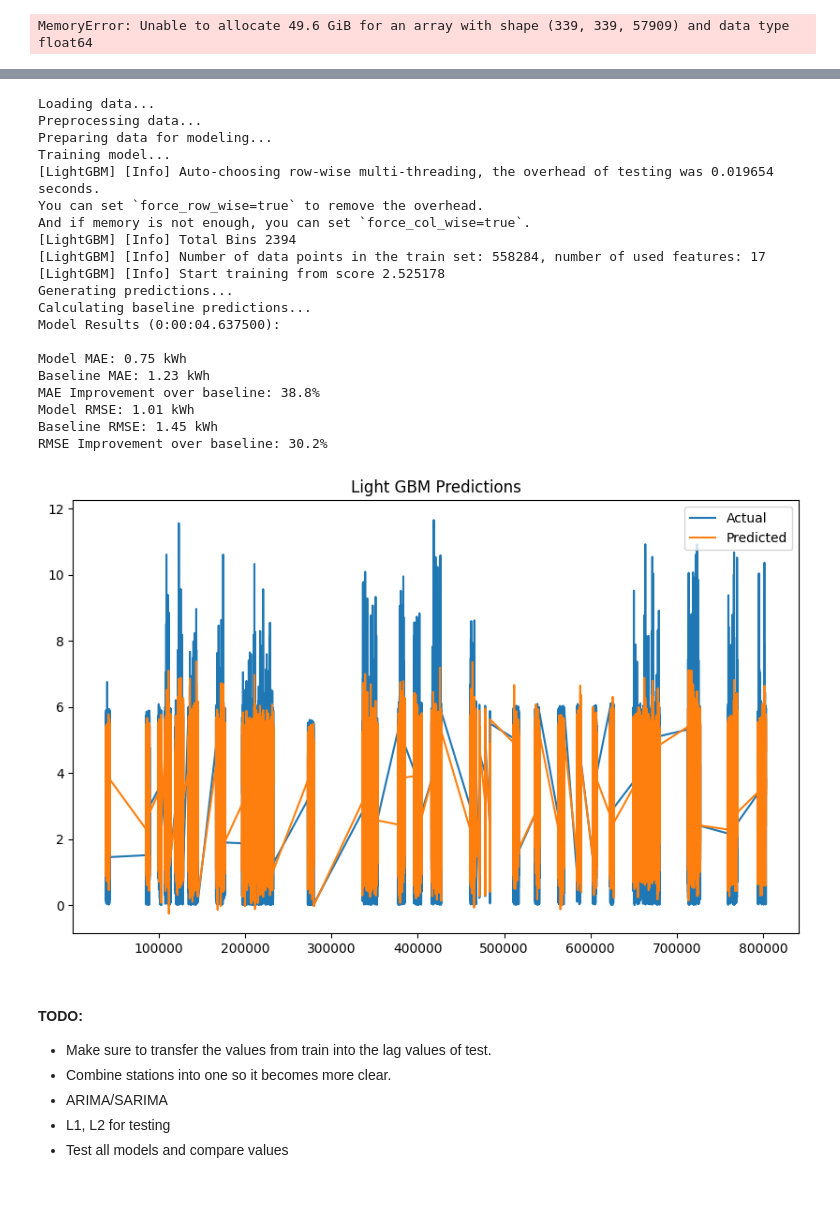
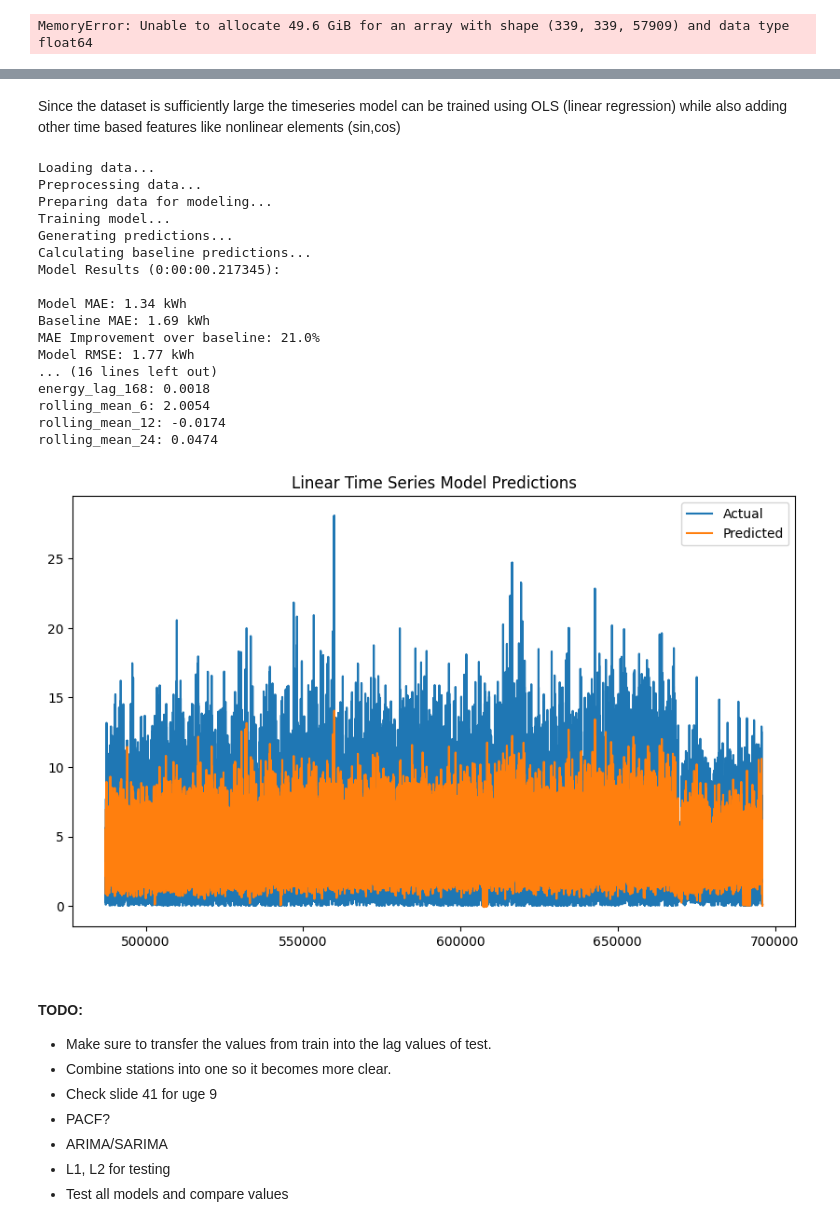
Before and after one commit to Fiehn/42577-Introduction-to-business-analytics, a Jupyter notebook: Project.ipynb, the cells around one changed output, grey strips where cells are left out. Saved outputs shown, nothing was run; the diff lists cells and outputs as text; code cells hidden in the pictures; blank space fills up the shorter version.

Commit message:
Final Predictions, need text

```diff
--- a/Project.ipynb
+++ b/Project.ipynb
@@ -788,35 +821,36 @@ def main(data_path,model='lgbm'):
     return model, y_test, predictions, baseline_predictions
+# %% [markdown]
+Since the dataset is sufficiently large the timeseries model can be trained using OLS (linear regression) while also adding other time based features like nonlinear elements (sin,cos)
 # %%
-model, y_test, predictions, baseline = main('EVChargingStationUsage_standardized.csv', model='lgbm')
+model, y_test, predictions, baseline = main('EVChargingStationUsage_standardized.csv', model_type='linear_regression')
 # %% [output]
 Loading data...
 Preprocessing data...
 Preparing data for modeling...
 Training model...
-[LightGBM] [Info] Auto-choosing row-wise multi-threading, the overhead of testing was 0.019654 seconds.
-You can set `force_row_wise=true` to remove the overhead.
-And if memory is not enough, you can set `force_col_wise=true`.
-[LightGBM] [Info] Total Bins 2394
-[LightGBM] [Info] Number of data points in the train set: 558284, number of used features: 17
-[LightGBM] [Info] Start training from score 2.525178
 Generating predictions...
 Calculating baseline predictions...
-Model Results (0:00:04.637500):
+Model Results (0:00:00.217345):
 
-Model MAE: 0.75 kWh
-Baseline MAE: 1.23 kWh
-MAE Improvement over baseline: 38.8%
-Model RMSE: 1.01 kWh
-Baseline RMSE: 1.45 kWh
-RMSE Improvement over baseline: 30.2%
+Model MAE: 1.34 kWh
+Baseline MAE: 1.69 kWh
+MAE Improvement over baseline: 21.0%
+Model RMSE: 1.77 kWh
+... (16 lines left out)
+energy_lag_168: 0.0018
+rolling_mean_6: 2.0054
+rolling_mean_12: -0.0174
+rolling_mean_24: 0.0474
 # %%
-plot_predictions(y_test, predictions, "Light GBM Predictions")
+plot_predictions(y_test, predictions, "Linear Time Series Model Predictions")
 # %% [output]
-[figure, old version]
+[figure, new version]
 # %% [markdown]
 #### TODO:
 * Make sure to transfer the values from train into the lag values of test.
 * Combine stations into one so it becomes more clear.
+* Check slide 41 for uge 9
+* PACF?
 * ARIMA/SARIMA
 * L1, L2 for testing
 * Test all models and compare values
```
Also changed, not shown: parts of 5 cells of this notebook.
